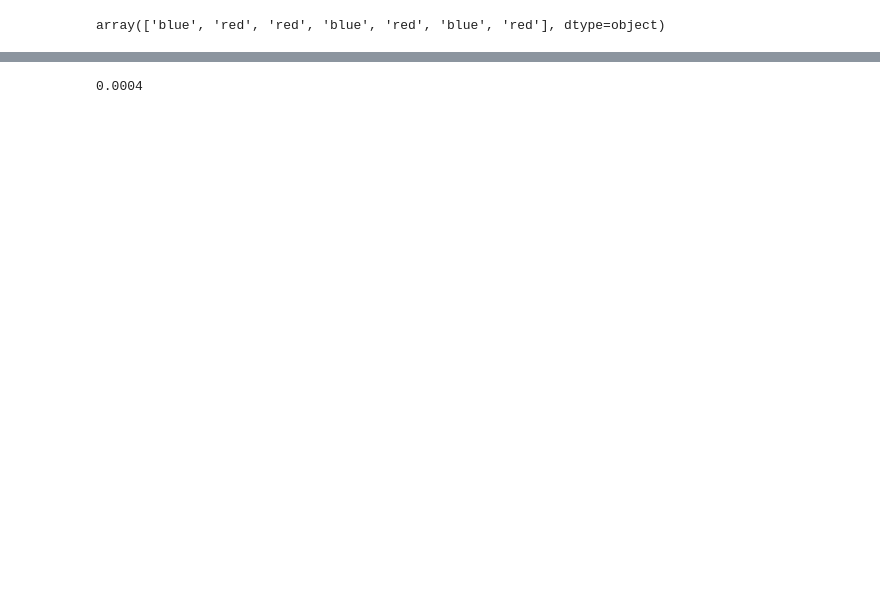
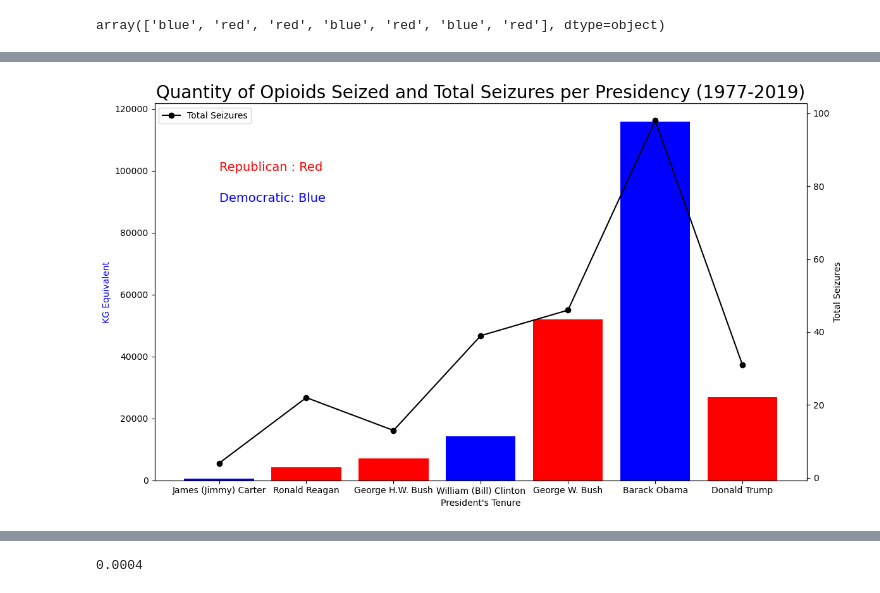
Before and after one commit to daraa17/drug-seizures, a Jupyter notebook: USO_Graphs.ipynb, the cells around one changed output, grey strips where cells are left out. Cells and saved outputs as stored; diff of their text form; code cells hidden in the pictures; blank space fills up the shorter version.

```diff
--- a/USO_Graphs.ipynb
+++ b/USO_Graphs.ipynb
@@ -82,0 +67,44 @@ plt.show()
+# %%
+# Group by President and calculate total KG Equivalent and count the number of seizures
+# Adding 'Years In Office' to sort the presidents chronologically
+president_grouped = uso.groupby(['President', 'Years In Office'], as_index=False).agg({
+    'KG Equivalent': 'sum',
+    'Color': 'first',
+})
+president_grouped['Total Seizures'] = uso.groupby(['President', 'Years In Office']).size().values
+
+# Sort the presidents by 'Years In Office'
+president_grouped.sort_values('Years In Office', inplace=True)
+
+# Plot
+fig, ax1 = plt.subplots(figsize=[12,7])
+
+# Bar plot for KG Equivalent
+bars=ax1.bar(president_grouped['President'],president_grouped['KG Equivalent'], color=president_grouped['Color'])
+
+# Get a twin axis
+ax2 = ax1.twinx()
+
+# Line plot for total seizures
+line=ax2.plot(president_grouped['President'], president_grouped['Total Seizures'], marker='o', color='black')
+
+ax1.annotate('Republican : Red', [0,100000], color='r', fontsize=14)
+ax1.annotate('Democratic: Blue', [0,90000], color='b', fontsize=14)
+
+ax1.set_xlabel("President's Tenure")
+ax1.set_ylabel('KG Equivalent', color='blue')
+ax2.set_ylabel('Total Seizures', color='black')
+
+plt.title('Quantity of Opioids Seized and Total Seizures per Presidency (1977-2019)', fontsize=20)
+plt.xticks(rotation=90)
+
+# Create the legend
+plt.legend(line,['Total Seizures'],loc='upper left')
+plt.tight_layout()
+
+# Save the figure
+fig.savefig('USO_graphs/seizure_president_colored_with_total_seizures_chronological.png')
+
+plt.show()
+# %% [output]
+[figure, added]
```
Also changed, not shown: parts of 12 cells of this notebook, 4 other files.
